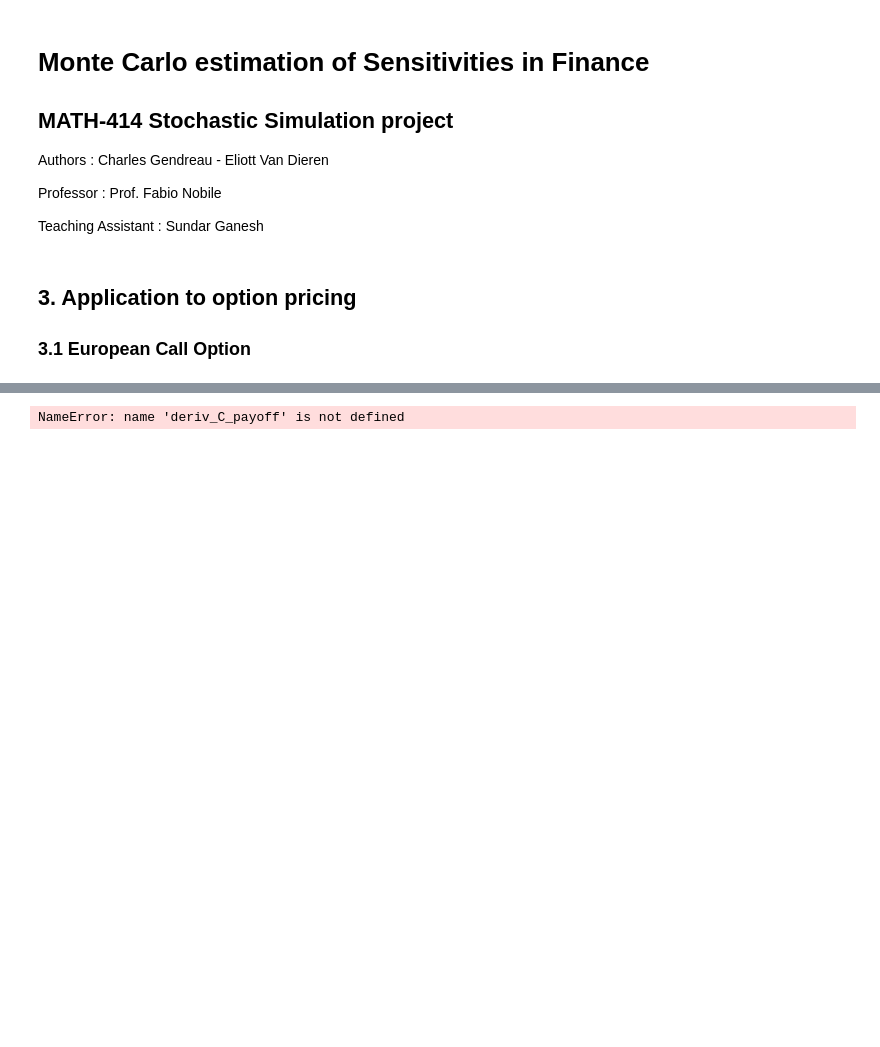
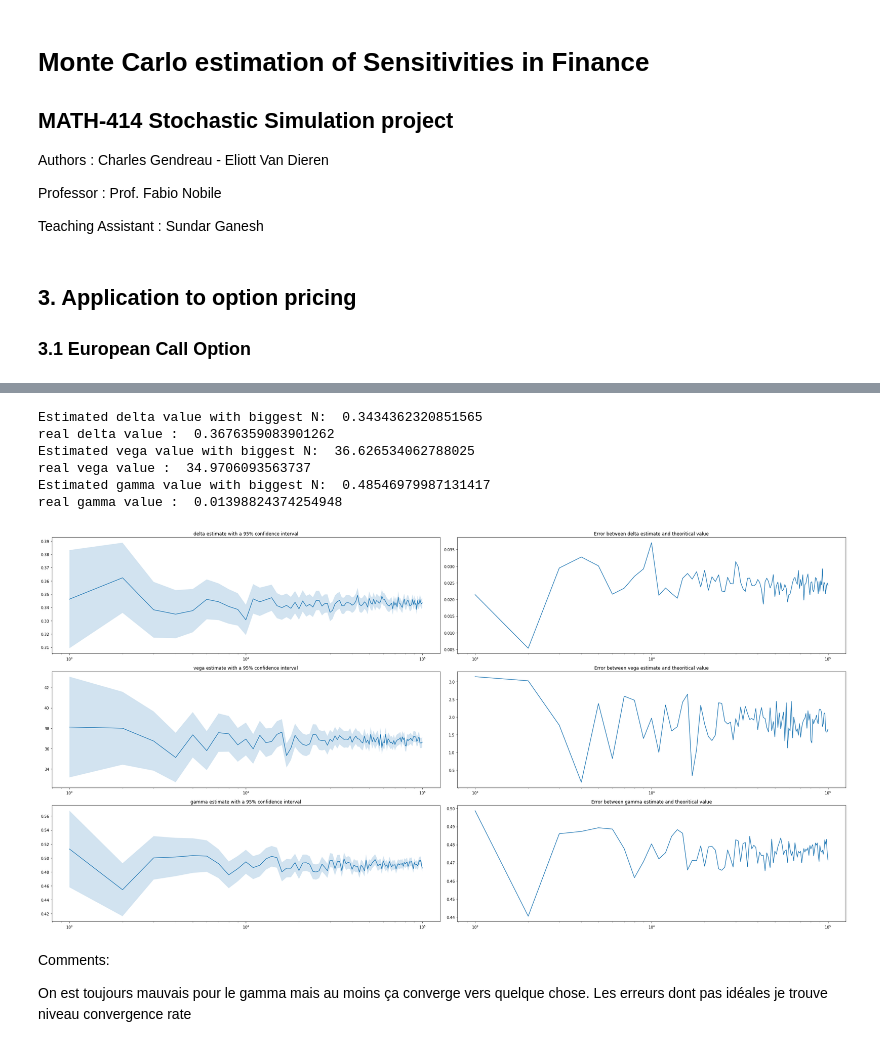
Before and after one commit to chgendreau/Monte-Carlo_Financial-Sensitivities, a Jupyter notebook: Monte Carlo estimation of Sensitivities in Finance.ipynb, the cells around one changed output, grey strips where cells are left out. Saved outputs shown, nothing was run; the diff lists cells and outputs as text; code cells hidden in the pictures; blank space fills up the shorter version.

```diff
--- a/Monte Carlo estimation of Sensitivities in Finance.ipynb
+++ b/Monte Carlo estimation of Sensitivities in Finance.ipynb
@@ -209,8 +250,47 @@ Todo : analyser l'erreur selon $\Delta \theta$ et discuter des iid sampling (j'a
 # %%
 # Pathwise derivative
 # Todo : dériver le payoff et le modèle BS pour S_T
+
+dSdtheta = {"delta":dS_dS0,"vega":dS_dsig,"gamma":dS_dS0}
+
 pathwise_dict = {}
 for greek in greeks:
-    pathwise_dict[greek] = np.array([pathwise_deriv(deriv_C_payoff,params,dSdtheta,greek, n) for idx,n in enumerate(n_elem)])
+    pathwise_dict[greek] = np.array([pathwise_deriv(dC_payoff,ddC_payoff,params,dSdtheta[greek],greek, n) for idx,n in enumerate(n_elem)])
-# %% [output]
-NameError: name 'deriv_C_payoff' is not defined
+# %%
+# Pathwise derivative
+
+d1 : float = (np.log(S_0/K)+(r+0.5*sig**2)*T)/(sig*np.sqrt(T))
+
+print("Estimated delta value with biggest N: ", pathwise_dict["delta"][-1,0])
+print("real delta value : ",real_val["delta"])
+
+print("Estimated vega value with biggest N: ", pathwise_dict["vega"][-1,0])
+print("real vega value : ",real_val["vega"])
+
+print("Estimated gamma value with biggest N: ", pathwise_dict["gamma"][-1,0])
+print("real gamma value : ",real_val["gamma"])
+
+fig, ax = plt.subplots(3,2,figsize=(30,15))
+
+for idx,greek in enumerate(greeks):
+    ax[idx,0].plot(n_elem,pathwise_dict[greek][:,0],label=greek)
+    ax[idx,0].fill_between(n_elem, pathwise_dict[greek][:,0] - 1.96*pathwise_dict[greek][:,1]/np.sqrt(n_elem),
+                                   pathwise_dict[greek][:,0] + 1.96*pathwise_dict[greek][:,1]/np.sqrt(n_elem),alpha=0.2)
+    ax[idx,1].plot(n_elem,np.abs(real_val[greek]-pathwise_dict[greek][:,0]))
+    ax[idx,0].set_title(f"{greek} estimate with a 95% confidence interval")
+    ax[idx,1].set_title(f"Error between {greek} estimate and theoritical value")
+    ax[idx,0].set_xscale("log")
+    ax[idx,1].set_xscale("log")
+fig.tight_layout()
+# %% [output]
+Estimated delta value with biggest N:  0.3434362320851565
+real delta value :  0.3676359083901262
+Estimated vega value with biggest N:  36.626534062788025
+real vega value :  34.9706093563737
+Estimated gamma value with biggest N:  0.48546979987131417
+real gamma value :  0.01398824374254948
+[figure, added]
+# %% [markdown]
+Comments:
+
+On est toujours mauvais pour le gamma mais au moins ça converge vers quelque chose. Les erreurs dont pas idéales je trouve niveau convergence rate
```
Also changed, not shown: parts of 10 cells of this notebook.
